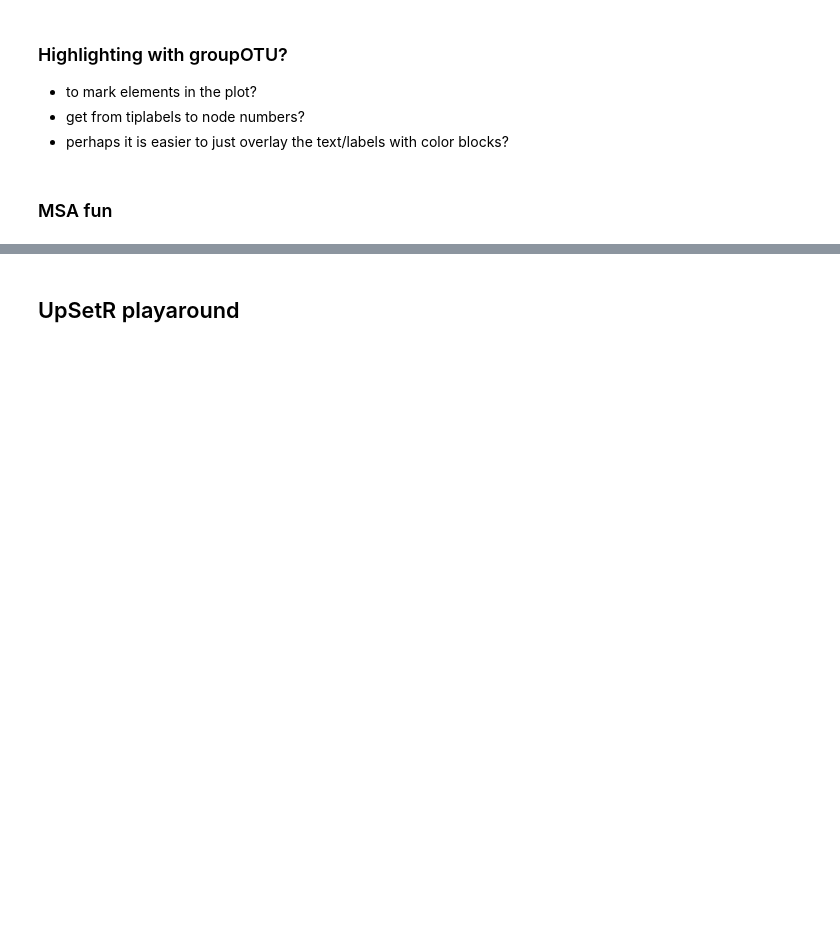
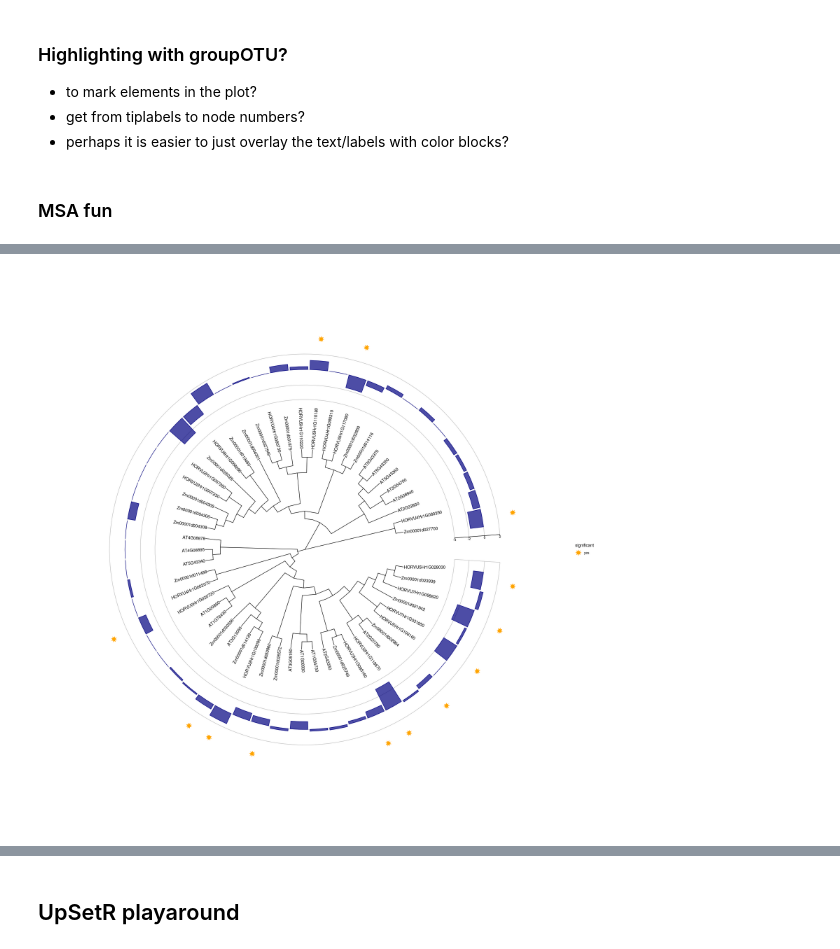
Before and after one commit to tgstoecker/A2TEA.WebApp, a Jupyter notebook: shiny_tests.ipynb, the cells around one changed output, grey strips where cells are left out. Saved outputs shown, nothing was run; the diff lists cells and outputs as text; code cells hidden in the pictures; blank space fills up the shorter version.

Commit message:
initial logFC addition to tree wit hsignificance star for trees work (not yet in WebApp); nbreak parameter for y-axis is not working...; might contact developers for clarification

```diff
--- a/shiny_tests.ipynb
+++ b/shiny_tests.ipynb
@@ -1187,0 +1192,88 @@ Coordinate system already present. Adding new coordinate system, which will repl
+# %%
+#test tree is:
+my_tree <- HYPOTHESES.a2tea$hypothesis_1@expanded_OGs$N0.HOG0000207@tree
+#my_tree
+my_tree_genes <- as_vector(HYPOTHESES.a2tea$hypothesis_1@expanded_OGs$N0.HOG0000207@genes)
+
+#head(HOG_DE.a2tea)
+
+tree_dge <- HOG_DE.a2tea %>%
+  filter(gene %in% my_tree_genes) %>%
+  replace_na(list(log2FoldChange = 0))
+
+tree_dge_only_sig <- HOG_DE.a2tea %>%
+  filter(gene %in% my_tree_genes) %>%
+  filter(significant == "yes")
+
+#tree_dge
+
+#get max pos/neg log fold change - for automatic breaks in y-axis scale
+max_lfc <- tree_dge %>%
+  mutate(arr = abs(log2FoldChange)) %>% #get absolute log2FoldChange
+  arrange(desc(arr)) %>% #arrange according to decreasing absolute log2FoldChanges
+  slice_head(n = 1) %>%
+  pull(arr) %>% floor()
+
+str(max_lfc)
+
+#if (max_lfc < 5) {
+#    max_lfc <- max_lfc + 1
+#}
+#if (max_lfc > 10) {
+#    max_lfc <- max_lfc - 1
+#}
+str(max_lfc)
+
+ttt <- 4
+
+#tree_dge
+#tree_dge_only_sig
+
+p <- ggtree(tr = my_tree, layout = "circular", branch.length = "none", #open.angle=angle
+) + geom_tiplab() +
+
+
+
+geom_fruit(data = tree_dge,
+                               geom = geom_bar,
+                               mapping = aes(
+                                           y=gene,
+                                           x=log2FoldChange,
+                                           #color = "navy",
+                                           #group=label,
+                                           #fill="blue",
+                                          ),
+                               fill="navy",
+                               colour = "navy",
+                               alpha=.7,
+                               orientation="y",
+                               stat="identity",
+                               offset = 0.8,
+                               pwidth = 0.3,
+                               #axis parameters
+                               axis.params =
+                                 list(
+                                   axis = "x",
+                                   text.size = 3,
+                                   nbreak = 3,
+                                   line.size = 0.5,
+                                   line.color = "black"
+                                 ),
+                               grid.params =
+                                 list(
+                                   size = 0.5, #color = "navy"
+                                 )
+                              )
+#p
+p + geom_fruit(data=tree_dge_only_sig,
+                                geom=geom_star,
+                                mapping=aes(y=gene, fill=significant),
+                                size=5,
+                                starstroke=0,
+                                starshape = 9,
+                                offset = 0.01,
+                                #pwidth = 0
+                                 ) +
+           # controlling the main color of the sig. star layer here with scale_fill_manual()
+           scale_fill_manual(values="orange")
+# %% [output]
@@ -1187,0 +1282 @@ Coordinate system already present. Adding new coordinate system, which will repl
+[figure, added]
```
Also changed, not shown: parts of 12 cells of this notebook.
